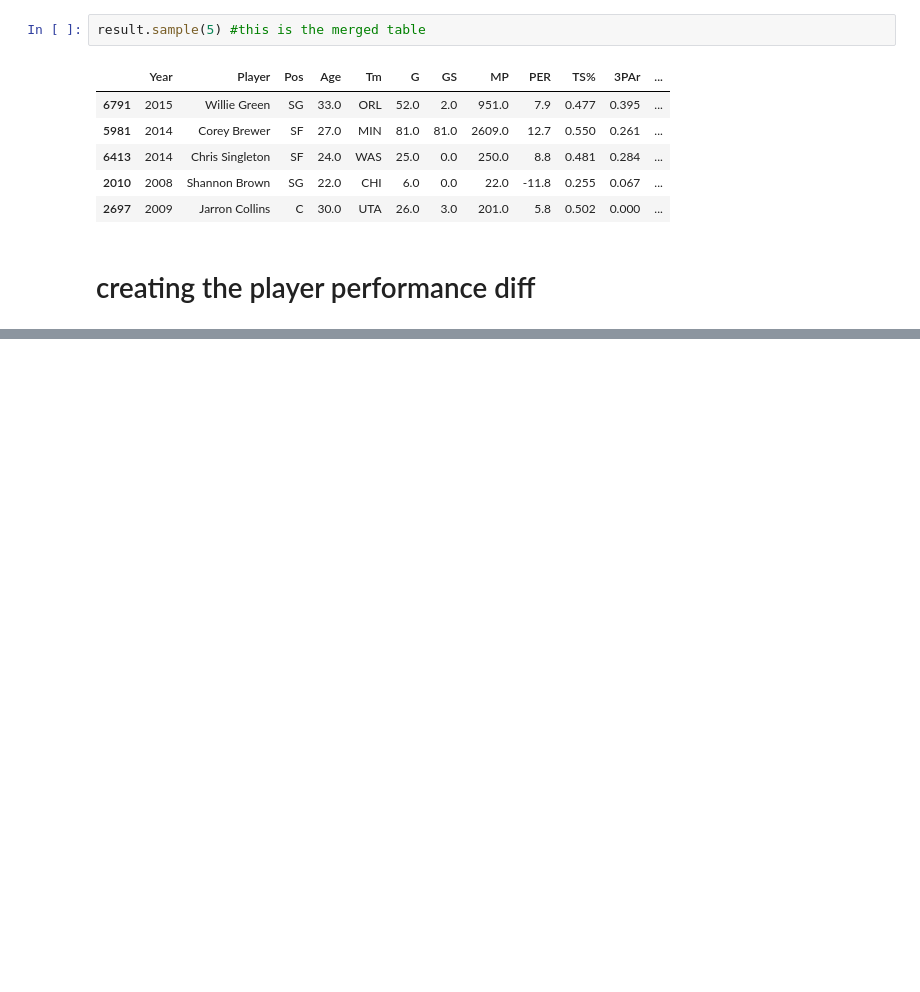
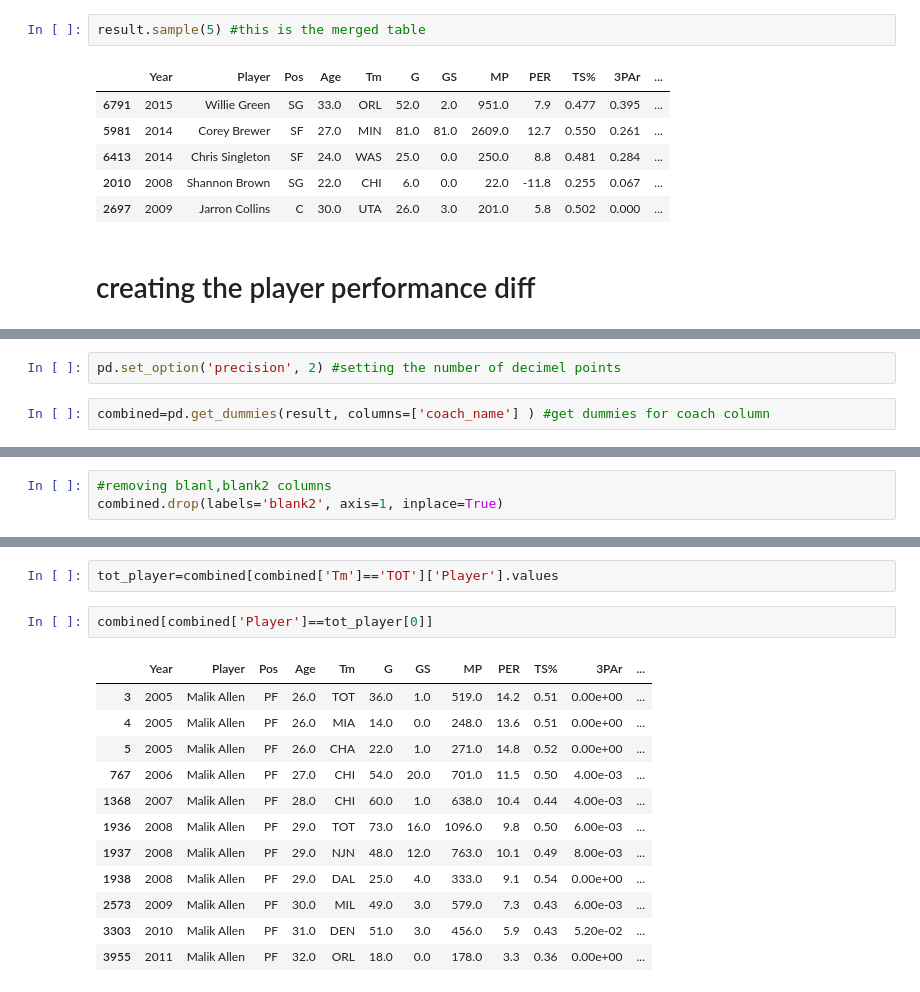
Before and after one commit to eranblack/Capstone, a Jupyter notebook: EDA.ipynb, the cells around one changed output, grey strips where cells are left out. Drawn from its saved outputs; the diff is of its cells as text; blank space fills up the shorter version.

```diff
--- a/EDA.ipynb
+++ b/EDA.ipynb
@@ -370,0 +374,4 @@ result.sample(5) #this is the merged table
+# %%
+pd.set_option('precision', 2) #setting the number of decimel points
+# %%
+combined=pd.get_dummies(result, columns=['coach_name'] ) #get dummies for coach column
@@ -370,0 +384,3 @@ result.sample(5) #this is the merged table
+# %%
+#removing blanl,blank2 columns
+combined.drop(labels='blank2', axis=1, inplace=True)
@@ -370,0 +423,17 @@ result.sample(5) #this is the merged table
+# %%
+tot_player=combined[combined['Tm']=='TOT']['Player'].values
+# %%
+combined[combined['Player']==tot_player[0]]
+# %% [output]
+|  | Year | Player | Pos | Age | Tm | G | GS | MP | PER | TS% | 3PAr | ... |
+| 3 | 2005 | Malik Allen | PF | 26.0 | TOT | 36.0 | 1.0 | 519.0 | 14.2 | 0.51 | 0.00e+00 | ... |
+| 4 | 2005 | Malik Allen | PF | 26.0 | MIA | 14.0 | 0.0 | 248.0 | 13.6 | 0.51 | 0.00e+00 | ... |
+| 5 | 2005 | Malik Allen | PF | 26.0 | CHA | 22.0 | 1.0 | 271.0 | 14.8 | 0.52 | 0.00e+00 | ... |
+| 767 | 2006 | Malik Allen | PF | 27.0 | CHI | 54.0 | 20.0 | 701.0 | 11.5 | 0.50 | 4.00e-03 | ... |
+| 1368 | 2007 | Malik Allen | PF | 28.0 | CHI | 60.0 | 1.0 | 638.0 | 10.4 | 0.44 | 4.00e-03 | ... |
+| 1936 | 2008 | Malik Allen | PF | 29.0 | TOT | 73.0 | 16.0 | 1096.0 | 9.8 | 0.50 | 6.00e-03 | ... |
+| 1937 | 2008 | Malik Allen | PF | 29.0 | NJN | 48.0 | 12.0 | 763.0 | 10.1 | 0.49 | 8.00e-03 | ... |
+| 1938 | 2008 | Malik Allen | PF | 29.0 | DAL | 25.0 | 4.0 | 333.0 | 9.1 | 0.54 | 0.00e+00 | ... |
+| 2573 | 2009 | Malik Allen | PF | 30.0 | MIL | 49.0 | 3.0 | 579.0 | 7.3 | 0.43 | 6.00e-03 | ... |
+| 3303 | 2010 | Malik Allen | PF | 31.0 | DEN | 51.0 | 3.0 | 456.0 | 5.9 | 0.43 | 5.20e-02 | ... |
+| 3955 | 2011 | Malik Allen | PF | 32.0 | ORL | 18.0 | 0.0 | 178.0 | 3.3 | 0.36 | 0.00e+00 | ... |
```
Also changed, not shown: parts of 11 cells of this notebook.
